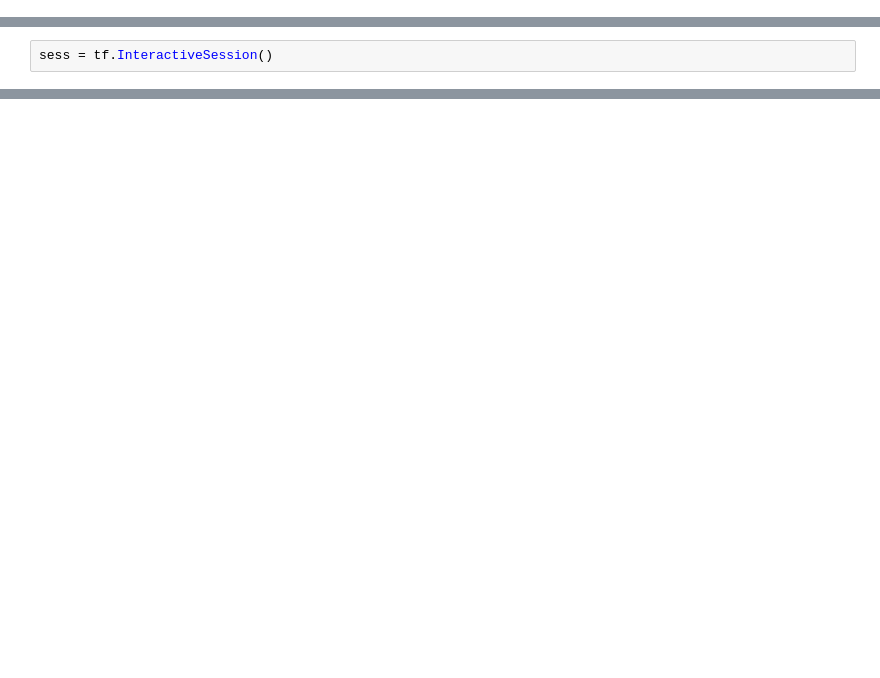
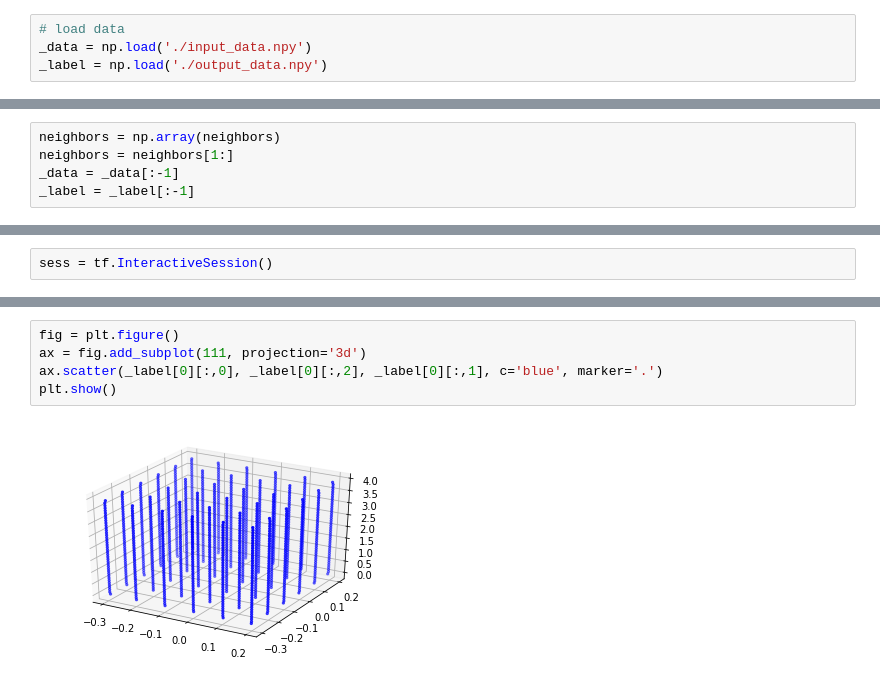
Before and after one commit to yidingjiang/cs184sp18_final, a Jupyter notebook: learning/train.ipynb, the cells around one changed output, grey strips where cells are left out. Drawn from its saved outputs; the diff is of its cells as text; blank space fills up the shorter version.

```diff
--- a/learning/train.ipynb
+++ b/learning/train.ipynb
@@ -22,0 +34,4 @@ opt = optimizer.minimize(loss)
+# %%
+# load data
+_data = np.load('./input_data.npy')
+_label = np.load('./output_data.npy')
@@ -22,0 +48,5 @@ opt = optimizer.minimize(loss)
+# %%
+neighbors = np.array(neighbors)
+neighbors = neighbors[1:]
+_data = _data[:-1]
+_label = _label[:-1]
@@ -33,0 +291,7 @@ for i in range(10000):
+# %%
+fig = plt.figure()
+ax = fig.add_subplot(111, projection='3d')
+ax.scatter(_label[0][:,0], _label[0][:,2], _label[0][:,1], c='blue', marker='.')
+plt.show()
+# %% [output]
+[figure, added]
```
Also changed, not shown: parts of 59 cells of this notebook.
